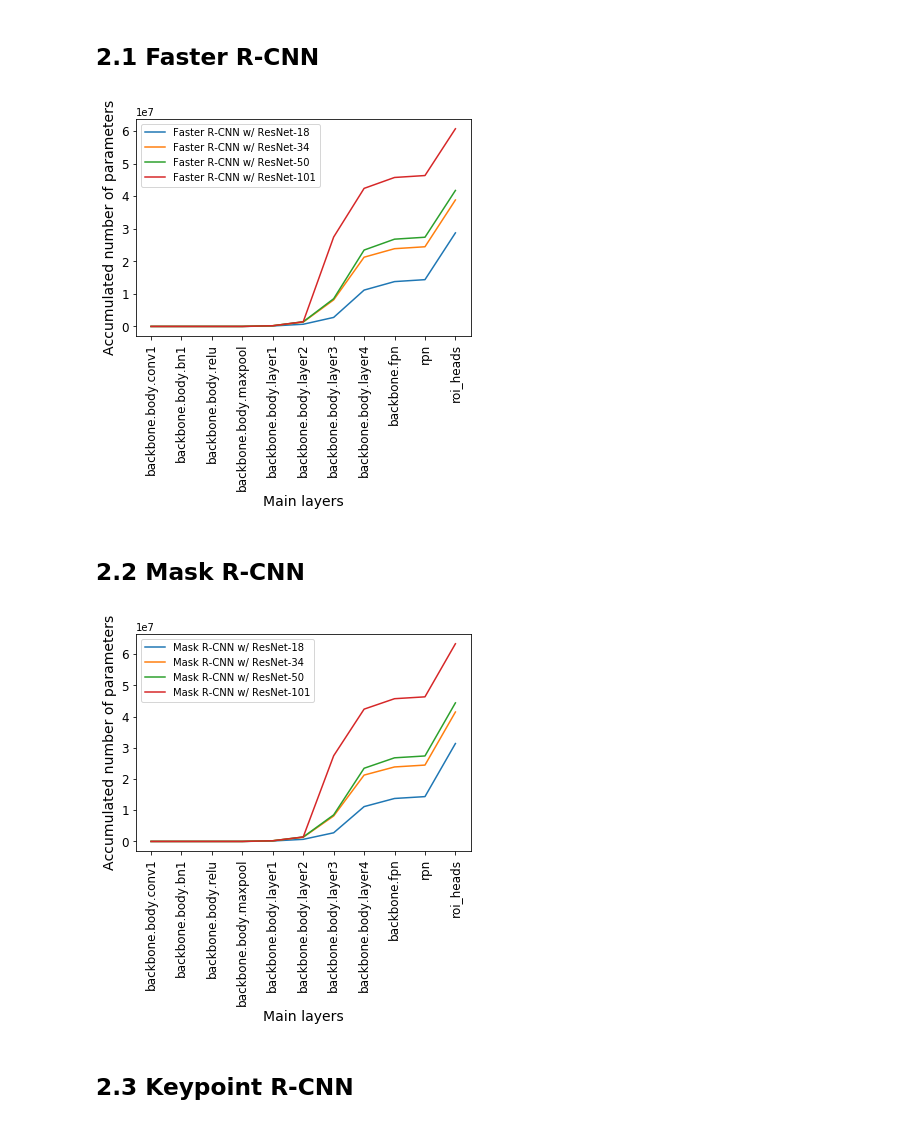
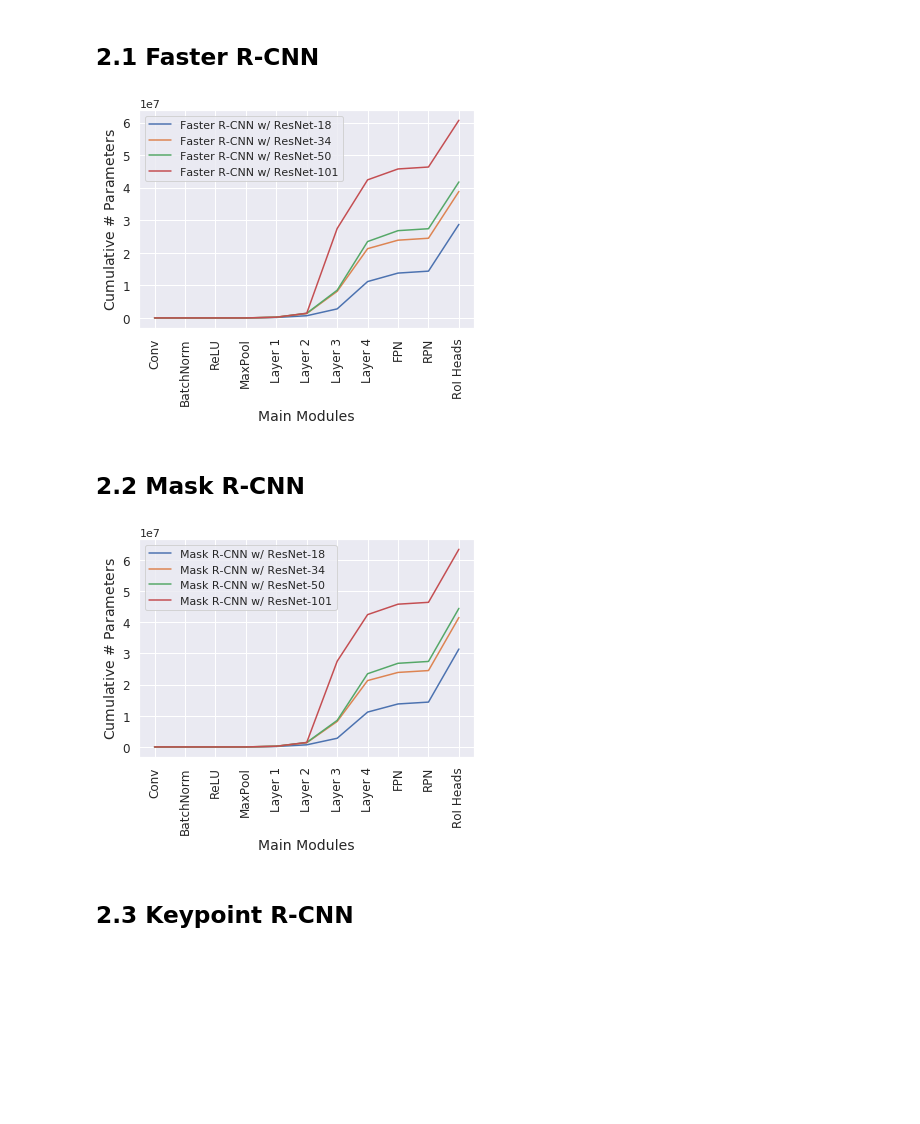
Before and after one commit to yoshitomo-matsubara/hnd-ghnd-object-detectors, a Jupyter notebook: src/complexity_analyzer.ipynb, the cells around one changed output. Cells and saved outputs as stored; diff of their text form; code cells hidden in the pictures; blank space fills up the shorter version.

Commit message:
replaced module names with customized ones

```diff
--- a/src/complexity_analyzer.ipynb
+++ b/src/complexity_analyzer.ipynb
@@ -92,7 +93,8 @@ def get_flat_param_counts(model, components):
     return flat_param_count_list
 
 
-def analyze_models(models, component_names, model_names):
+def analyze_models(models, component_names, model_names, component_name_dict=dict()):
+    sns.set()
     components = get_components(component_names)
     xs = list(range(len(component_names)))
     for model, model_name in zip(models, model_names):
@@ -100,10 +102,14 @@ def analyze_models(models, component_names, model_names):
         accum_param_counts = [sum(flat_param_counts[:i+1]) for i in xs]
         plt.plot(xs, accum_param_counts, label=model_name)
 
-    plt.xticks(xs, component_names, rotation='vertical', fontsize=12)
-    plt.xlabel('Main layers', fontsize=14)
+    name_list = list()
+    for i, component_name in enumerate(component_names):
+        name_list.append(component_name_dict.get(component_name, component_name))
+
+    plt.xticks(xs, name_list, rotation='vertical', fontsize=12)
+    plt.xlabel('Main Modules', fontsize=14)
     plt.yticks(fontsize=12)
-    plt.ylabel('Accumulated number of parameters', fontsize=14)
+    plt.ylabel(r'Cumulative $\#$ Parameters', fontsize=14)
     plt.legend()
     plt.show()
 # %%
@@ -120,17 +126,31 @@ rcnn_component_names = [
     'rpn',
     'roi_heads'
 ]
+
+rcnn_component_name_dict = {
+    'backbone.body.conv1': 'Conv',
+    'backbone.body.bn1': 'BatchNorm',
+    'backbone.body.relu': 'ReLU',
+    'backbone.body.maxpool': 'MaxPool',
+    'backbone.body.layer1': 'Layer 1',
+    'backbone.body.layer2': 'Layer 2',
+    'backbone.body.layer3': 'Layer 3',
+    'backbone.body.layer4': 'Layer 4',
+    'backbone.fpn': 'FPN',
+    'rpn': 'RPN',
+    'roi_heads': 'RoI Heads'
+}
 # %% [markdown]
 ## 2.1 Faster R-CNN
 # %%
 faster_rcnn_backbone_resnet18 = rcnn.get_model('faster_rcnn', False, backbone_config={'name': 'resnet18', 'params': {'pretrained': False, 'freeze_layers': True}})
 faster_rcnn_backbone_resnet34 = rcnn.get_model('faster_rcnn', False, backbone_config={'name': 'resnet34', 'params': {'pretrained': False, 'freeze_layers': True}})
 faster_rcnn_backbone_resnet50 = rcnn.get_model('faster_rcnn', False, backbone_config={'name': 'resnet50', 'params': {'pretrained': False, 'freeze_layers': True}})
 faster_rcnn_backbone_resnet101 = rcnn.get_model('faster_rcnn', False, backbone_config={'name': 'resnet101', 'params': {'pretrained': False, 'freeze_layers': True}})
 faster_rcnns = [faster_rcnn_backbone_resnet18, faster_rcnn_backbone_resnet34, faster_rcnn_backbone_resnet50, faster_rcnn_backbone_resnet101]
-analyze_models(faster_rcnns, rcnn_component_names, ['Faster R-CNN w/ ResNet-18', 'Faster R-CNN w/ ResNet-34', 'Faster R-CNN w/ ResNet-50', 'Faster R-CNN w/ ResNet-101'])
+analyze_models(faster_rcnns, rcnn_component_names, ['Faster R-CNN w/ ResNet-18', 'Faster R-CNN w/ ResNet-34', 'Faster R-CNN w/ ResNet-50', 'Faster R-CNN w/ ResNet-101'], rcnn_component_name_dict)
 # %% [output]
-[figure, old version]
+[figure, new version]
 # %% [markdown]
 ## 2.2 Mask R-CNN
 # %%
@@ -139,9 +159,9 @@ mask_rcnn_backbone_resnet34 = rcnn.get_model('mask_rcnn', False, backbone_config
 mask_rcnn_backbone_resnet50 = rcnn.get_model('mask_rcnn', False, backbone_config={'name': 'resnet50', 'params': {'pretrained': False, 'freeze_layers': True}})
 mask_rcnn_backbone_resnet101 = rcnn.get_model('mask_rcnn', False, backbone_config={'name': 'resnet101', 'params': {'pretrained': False, 'freeze_layers': True}})
 mask_rcnns = [mask_rcnn_backbone_resnet18, mask_rcnn_backbone_resnet34, mask_rcnn_backbone_resnet50, mask_rcnn_backbone_resnet101]
-analyze_models(mask_rcnns, rcnn_component_names, ['Mask R-CNN w/ ResNet-18', 'Mask R-CNN w/ ResNet-34', 'Mask R-CNN w/ ResNet-50', 'Mask R-CNN w/ ResNet-101'])
+analyze_models(mask_rcnns, rcnn_component_names, ['Mask R-CNN w/ ResNet-18', 'Mask R-CNN w/ ResNet-34', 'Mask R-CNN w/ ResNet-50', 'Mask R-CNN w/ ResNet-101'], rcnn_component_name_dict)
 # %% [output]
-[figure, old version]
+[figure, new version]
 # %% [markdown]
 ## 2.3 Keypoint R-CNN
 # %%
```
Also changed, not shown: parts of 2 cells of this notebook.
